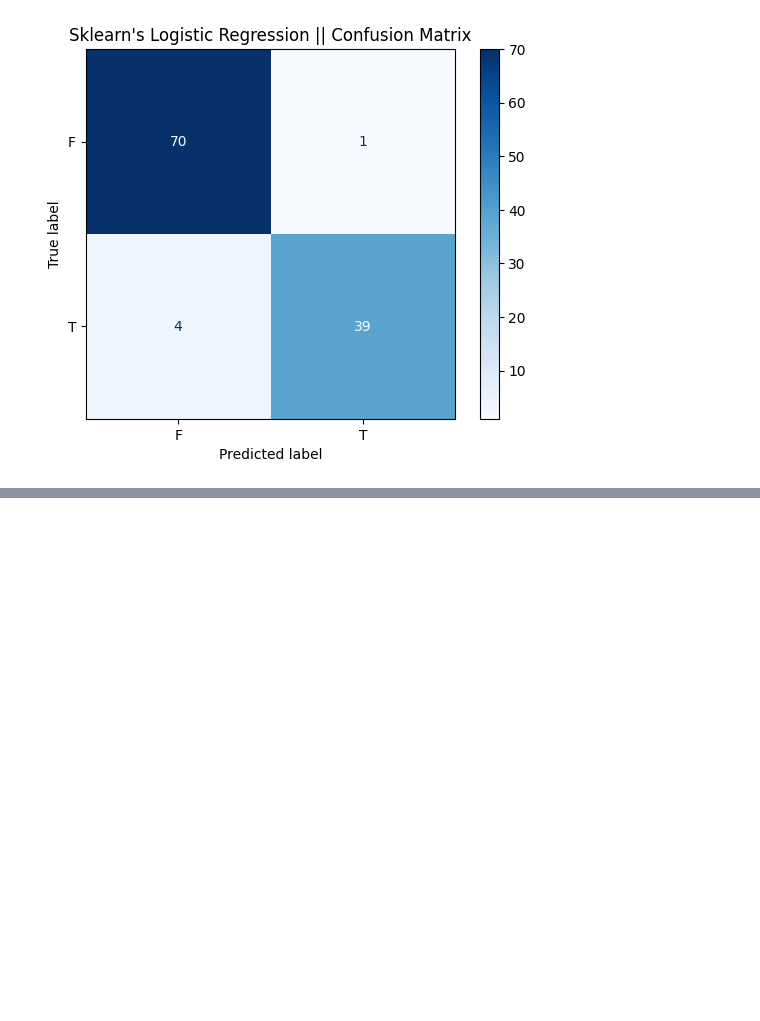
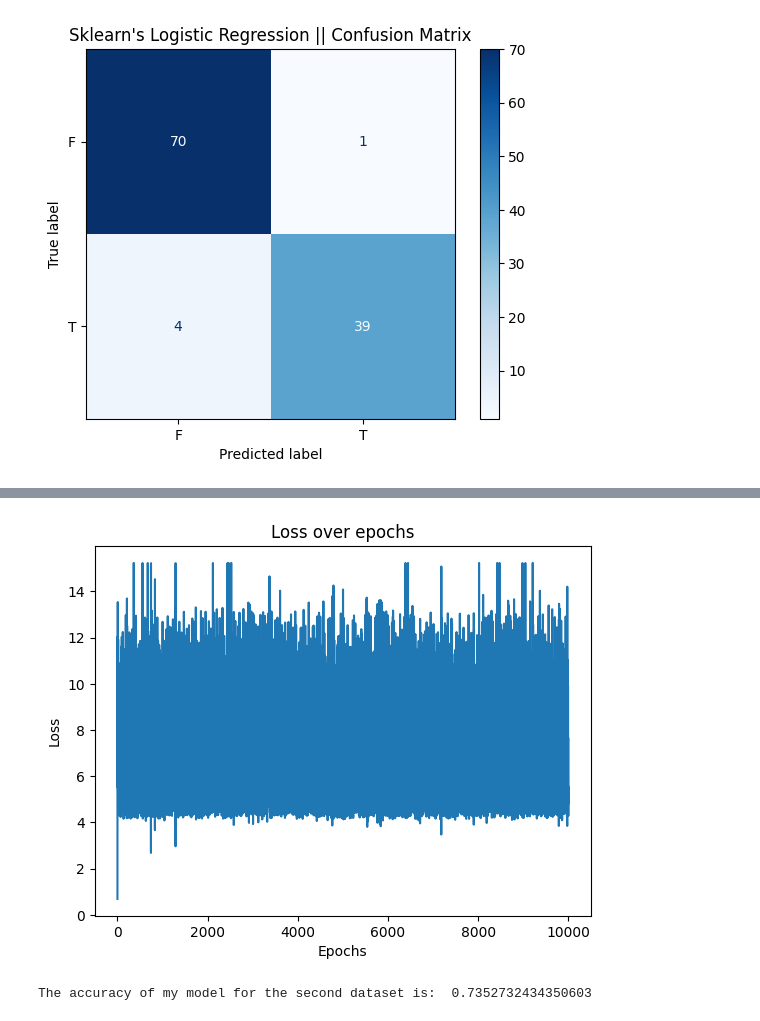
Before and after one commit to TheSyx04/project-1, a Jupyter notebook: logistic_regression.ipynb, the cells around one changed output, grey strips where cells are left out. Cells and saved outputs as stored; diff of their text form; code cells hidden in the pictures; blank space fills up the shorter version.

```diff
--- a/logistic_regression.ipynb
+++ b/logistic_regression.ipynb
@@ -99,3 +103,6 @@ plt.title("Sklearn's Logistic Regression || Confusion Matrix")
 plt.show()
 # %% [output]
 [figure]
+# %%
+my_lr2 = MyLogisticRegression(0.0001, 10000, 1)
+my_lr2.fit(X2_train, y2_train)
@@ -101,0 +121,9 @@ plt.show()
+# %%
+my_lr2.plot_loss()
+# %% [output]
+[figure, added]
+# %%
+y2_pred = my_lr2.predict(X2_test)
+print("The accuracy of my model for the second dataset is: ", accuracy_score(y2_test, y2_pred))
+# %% [output]
+The accuracy of my model for the second dataset is:  0.7352732434350603
```
Also changed, not shown: parts of 17 cells of this notebook.
